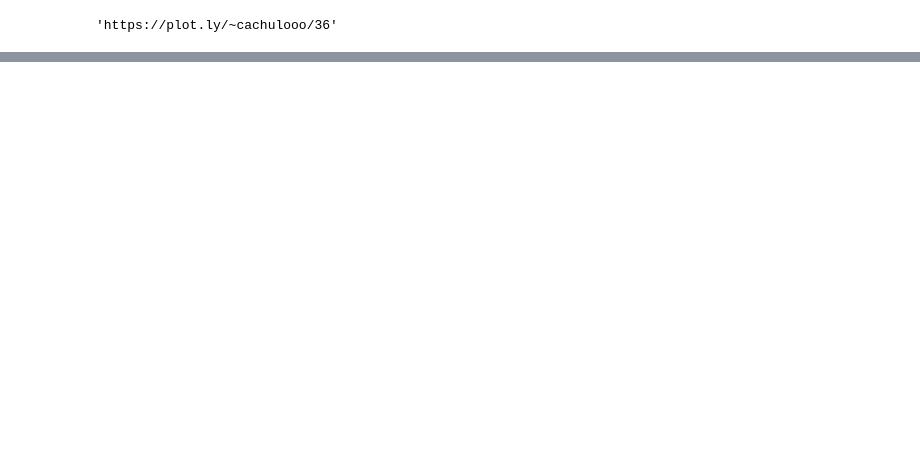
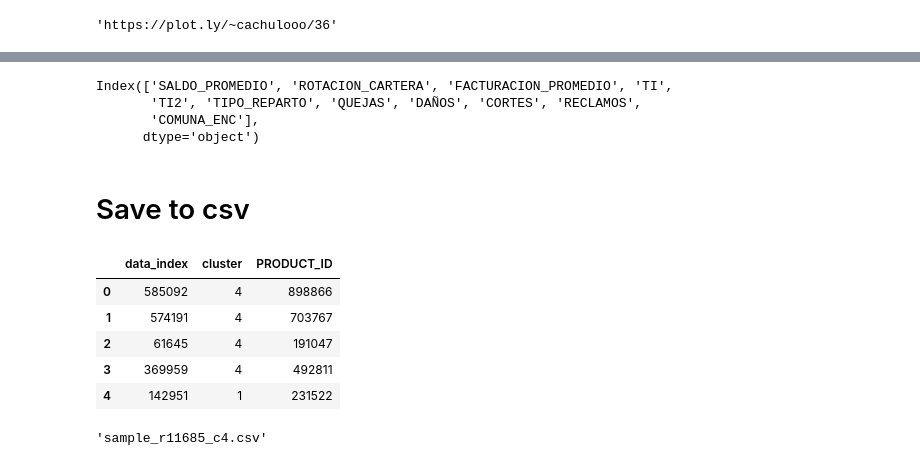
Before and after one commit to slotbite/Jupyter-Notebook, a Jupyter notebook: Modelos/Segmentacion de clientes/Clustering jerarquico.ipynb, the cells around one changed output, grey strips where cells are left out. Saved outputs shown, nothing was run; the diff lists cells and outputs as text; code cells hidden in the pictures; blank space fills up the shorter version.

```diff
--- a/Modelos/Segmentacion de clientes/Clustering jerarquico.ipynb
+++ b/Modelos/Segmentacion de clientes/Clustering jerarquico.ipynb
@@ -391,0 +367,4 @@ labels= clusters
+# %%
+distancia_corte = 1875388
+labels = fcluster( mergings , distancia_corte , criterion='distance')
+num_clusters , coef_s  =  single_silhouette_dendrogram(squareform(data_dist),mergings,distancia_corte)
@@ -462,0 +405,9 @@ plt.tight_layout()
+# %%
+sample.columns
+# %% [output]
+Index(['SALDO_PROMEDIO', 'ROTACION_CARTERA', 'FACTURACION_PROMEDIO', 'TI',
+       'TI2', 'TIPO_REPARTO', 'QUEJAS', 'DAÑOS', 'CORTES', 'RECLAMOS',
+       'COMUNA_ENC'],
+      dtype='object')
+# %% [markdown]
+# Save to csv
@@ -462,0 +434,15 @@ plt.tight_layout()
+# %%
+cluster_map = pd.DataFrame()
+cluster_map['data_index'] = sample.index.values
+cluster_map['cluster'] = labels
+
+cluster_map = cluster_map.merge(col_id , left_on='data_index', right_on=col_id.index, how='left')[['data_index','cluster','PRODUCT_ID']]
+# %%
+cluster_map.head()
+# %% [output]
+|  | data_index | cluster | PRODUCT_ID |
+| 0 | 585092 | 4 | 898866 |
+| 1 | 574191 | 4 | 703767 |
+| 2 | 61645 | 4 | 191047 |
+| 3 | 369959 | 4 | 492811 |
+| 4 | 142951 | 1 | 231522 |
@@ -462,0 +455,4 @@ plt.tight_layout()
+# %%
+file
+# %% [output]
+'sample_r11685_c4.csv'
```
Also changed, not shown: parts of 34 cells of this notebook, 1 other file.
